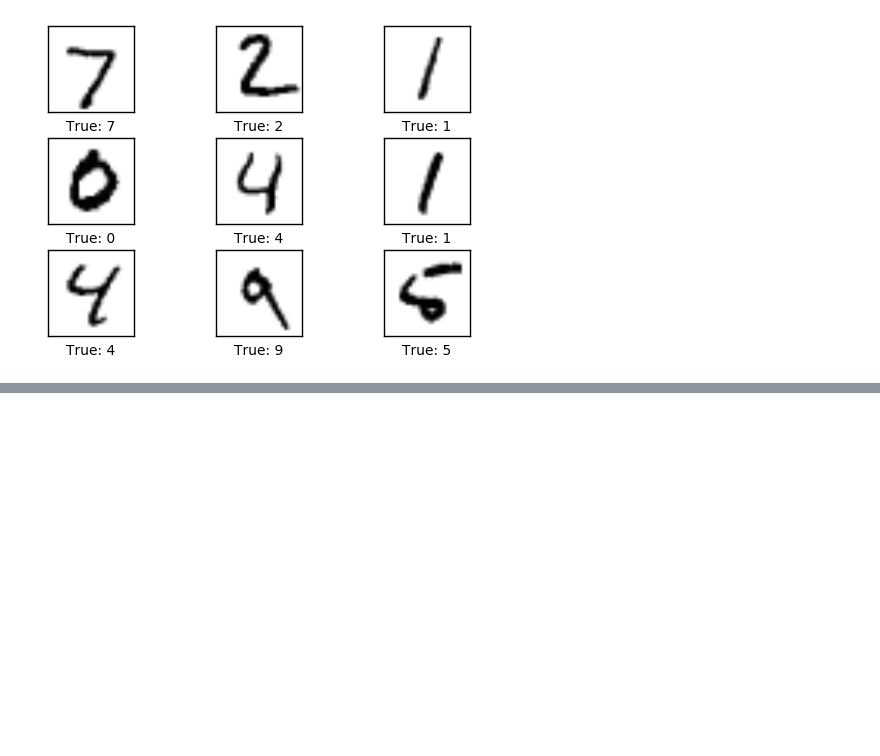
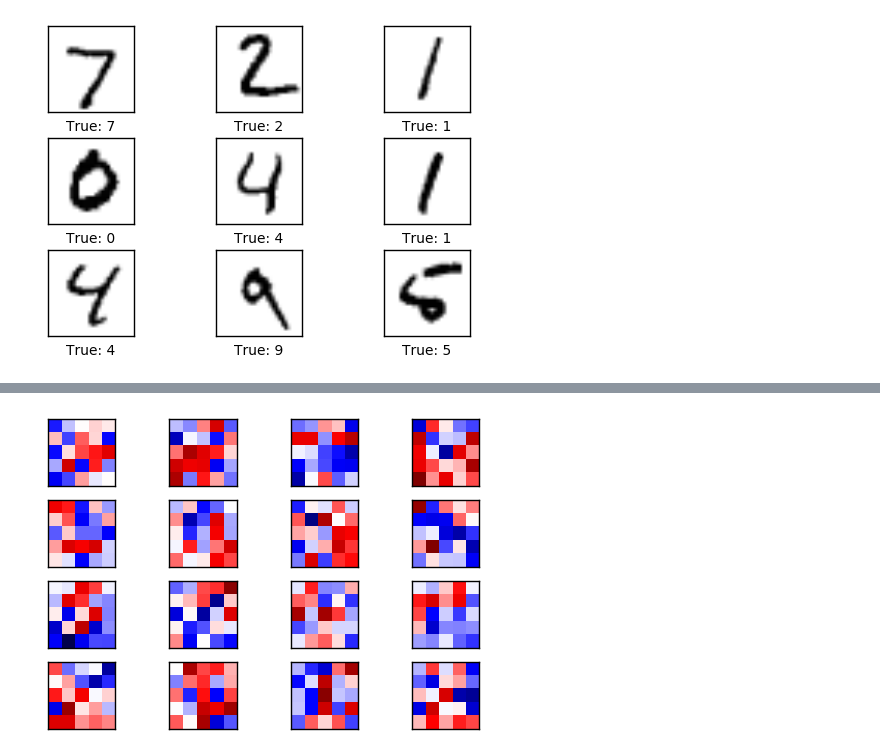
Before and after one commit to mp-wjcheon/ml_Tensorflow, a Jupyter notebook: notebooks/Convolution_Neural_Network_MIT.ipynb, the cells around one changed output, grey strips where cells are left out. Saved outputs shown, nothing was run; the diff lists cells and outputs as text; code cells hidden in the pictures; blank space fills up the shorter version.

```diff
--- a/notebooks/Convolution_Neural_Network_MIT.ipynb
+++ b/notebooks/Convolution_Neural_Network_MIT.ipynb
@@ -137,0 +243,2 @@ plot_images(images=images, cls_true=cls_true)
+# %%
+x_image = tf.reshape(x, [-1, img_size, img_size, num_channels])
@@ -137,0 +249,7 @@ plot_images(images=images, cls_true=cls_true)
+# %%
+layer_conv1, weights_conv1 = \
+    new_conv_layer(input=x_image,
+                   num_input_channels=num_channels,
+                   filter_size=filter_size1,
+                   num_filters=num_filters1,
+                   use_pooling=True)
@@ -137,0 +635,4 @@ plot_images(images=images, cls_true=cls_true)
+# %%
+plot_conv_weights(weights=weights_conv1)
+# %% [output]
+[figure, added]
```
Also changed, not shown: parts of 46 cells of this notebook.
